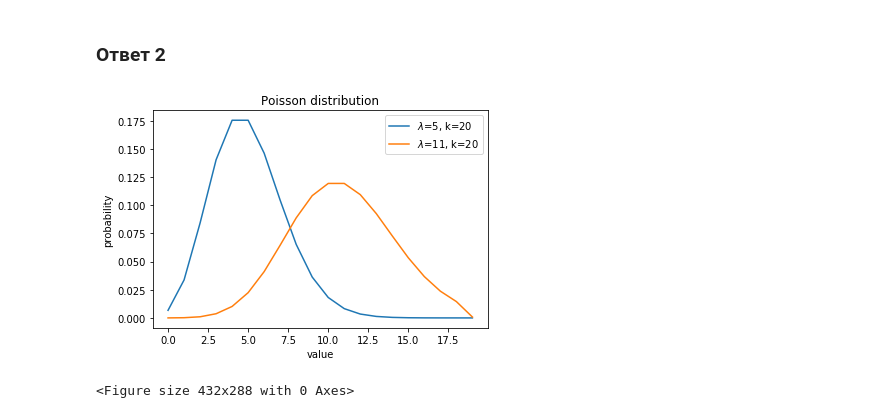
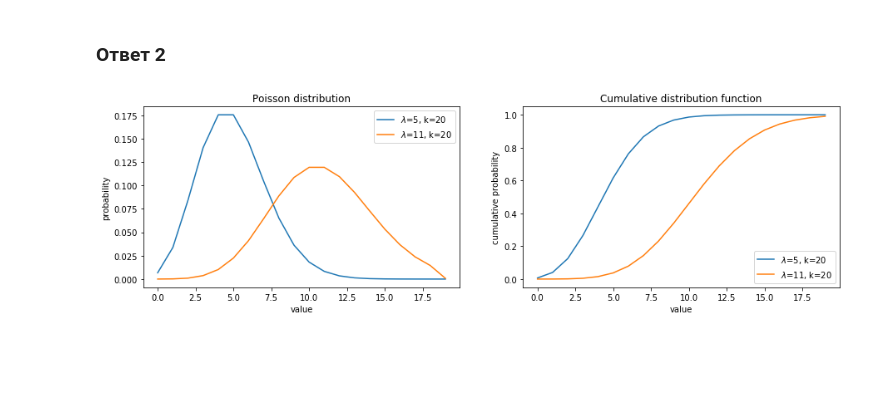
Before and after one commit to pastashkin/netology_python, a Jupyter notebook: homeworks/hw9.ipynb, the cells around one changed output. Cells and saved outputs as stored; diff of their text form; code cells hidden in the pictures; blank space fills up the shorter version.

```diff
--- a/homeworks/hw9.ipynb
+++ b/homeworks/hw9.ipynb
@@ -79,41 +109,40 @@ print('Шанс выбрать вторую пару, при условии, ч
 # %%
-import numpy as np
-import matplotlib.pyplot as plt
-import scipy.stats as sts
-import math
-%matplotlib inline
-
 # Распределение Пуассона
 x_1= np.arange(0,20,1)
 x_2= np.arange(0,20,1)
 
 l_1 = 5
 l_2 = 11
 
 y_1 = []
 y_2 = []
 for i in x_1:
     y_1.append((l_1**i / math.factorial(i)) * (math.e ** (-1 * l_1)))
 for i in x_2:
     y_2.append((l_2**i / math.factorial(i)) * (math.e ** (-1 * l_2)))
 
+fig, ax = plt.subplots(1,2, figsize=(15,4))
+plt.subplot(1,2,1)
+plt.plot(x_1, y_1, label='$\lambda$=5, k=20')
+plt.plot(x_2, y_2, label='$\lambda$=11, k=20')
 plt.xlabel('value')
 plt.ylabel('probability')
-
-plt.plot(x_1, y_1, label='$\lambda$=5, k=20')
-plt.plot(x_2, y_2, label='$\lambda$=11, k=20')
-
 plt.title('Poisson distribution')
 plt.legend(loc='upper right')
 
-plt.figure()
-
-
+plt.subplot(1,2,2)
+y_11 = sts.poisson.cdf(x_1, 5)
+y_22 = sts.poisson.cdf(x_2, 11)
+plt.plot(x_1, y_11, label='$\lambda$=5, k=20')
+plt.plot(x_2, y_22, label='$\lambda$=11, k=20')
+plt.xlabel('value')
+plt.ylabel('cumulative probability')
+plt.title('Cumulative distribution function')
+plt.legend(loc='lower right')
 
 plt.show()
 # %% [output]
-[figure, old version]
+[figure, new version]
-<Figure size 432x288 with 0 Axes>
 # %%
 # Экспоненциальное
 x_1 = np.linspace(0, 10, 100)
```
Also changed, not shown: parts of 13 cells of this notebook.
